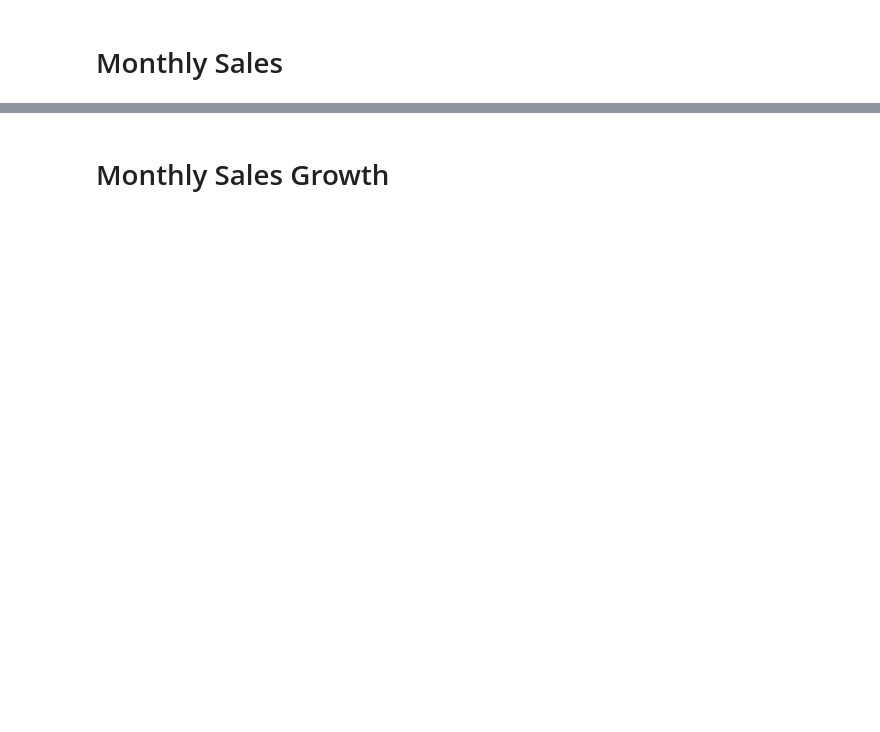
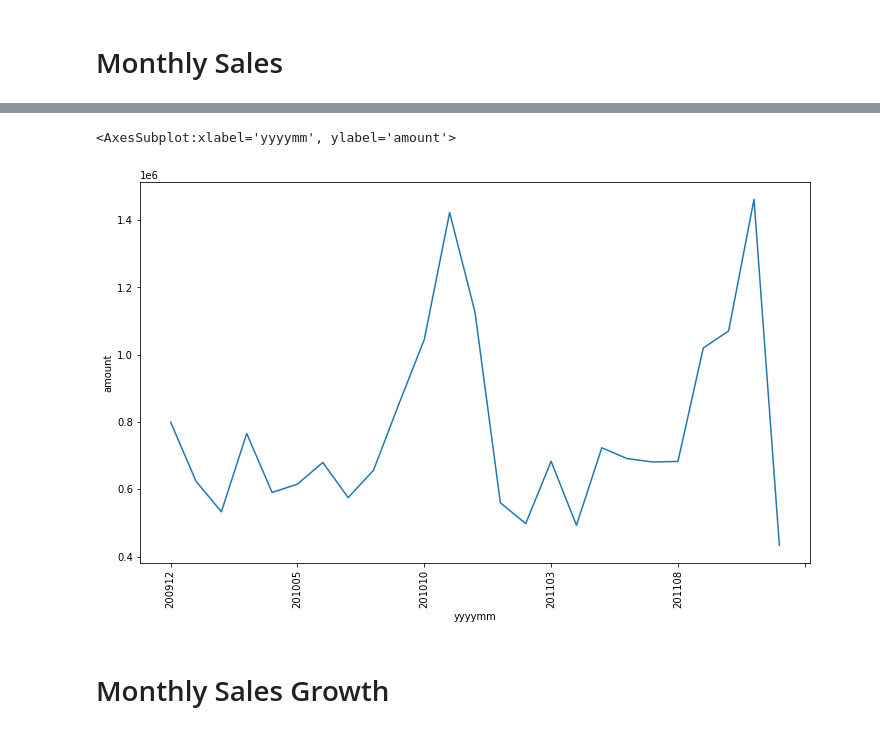
Before and after one commit to jarviscanada/jarvis_data_eng_shawn, a Jupyter notebook: python_data_wrangling/psql/retail_data_analytics_wrangling.ipynb, the cells around one changed output, grey strips where cells are left out. Saved outputs shown, nothing was run; the diff lists cells and outputs as text; code cells hidden in the pictures; blank space fills up the shorter version.

```diff
--- a/python_data_wrangling/psql/retail_data_analytics_wrangling.ipynb
+++ b/python_data_wrangling/psql/retail_data_analytics_wrangling.ipynb
@@ -55,0 +48,6 @@ retail_df.head()
+# %%
+
+engine_string = "postgresql+psycopg2://postgres:password@jrvs-psql/postgres"
+engine = sq.create_engine(engine_string)
+retail_df = pd.read_sql_table("retail", engine)
+retail_df.head()
@@ -59,5 +89,5 @@ retail_df.describe()
 # %% [markdown]
 # Load CSV into Dataframe
 # %%
-retail_df = pd.read_csv
-retail_df.head()
+retail_csv_df = pd.read_csv("data/online_retail_II.csv")
+retail_csv_df.head()
@@ -112,2 +203,13 @@ retail_df.head()
+# %%
+# new colum for "yyyymm"
+sales_df = retail_df.copy()
+sales_df['yyyymm'] = (pd.DatetimeIndex(sales_df['invoice_date']).year*100 + pd.DatetimeIndex(sales_df['invoice_date']).month).astype(str)
+# %%
+# get sale amount group by month
+sale_amount = (sales_df["quantity"] *sales_df["unit_price"]).groupby(sales_df["yyyymm"]).sum()
+sale_amount.plot(use_index=True, kind='line', figsize=(12,7), rot=90, ylabel="amount" )
+# %% [output]
+<AxesSubplot:xlabel='yyyymm', ylabel='amount'>
+[figure, added]
 # %% [markdown]
 # Monthly Sales Growth
```
Also changed, not shown: parts of 47 cells of this notebook, 4 other files.
